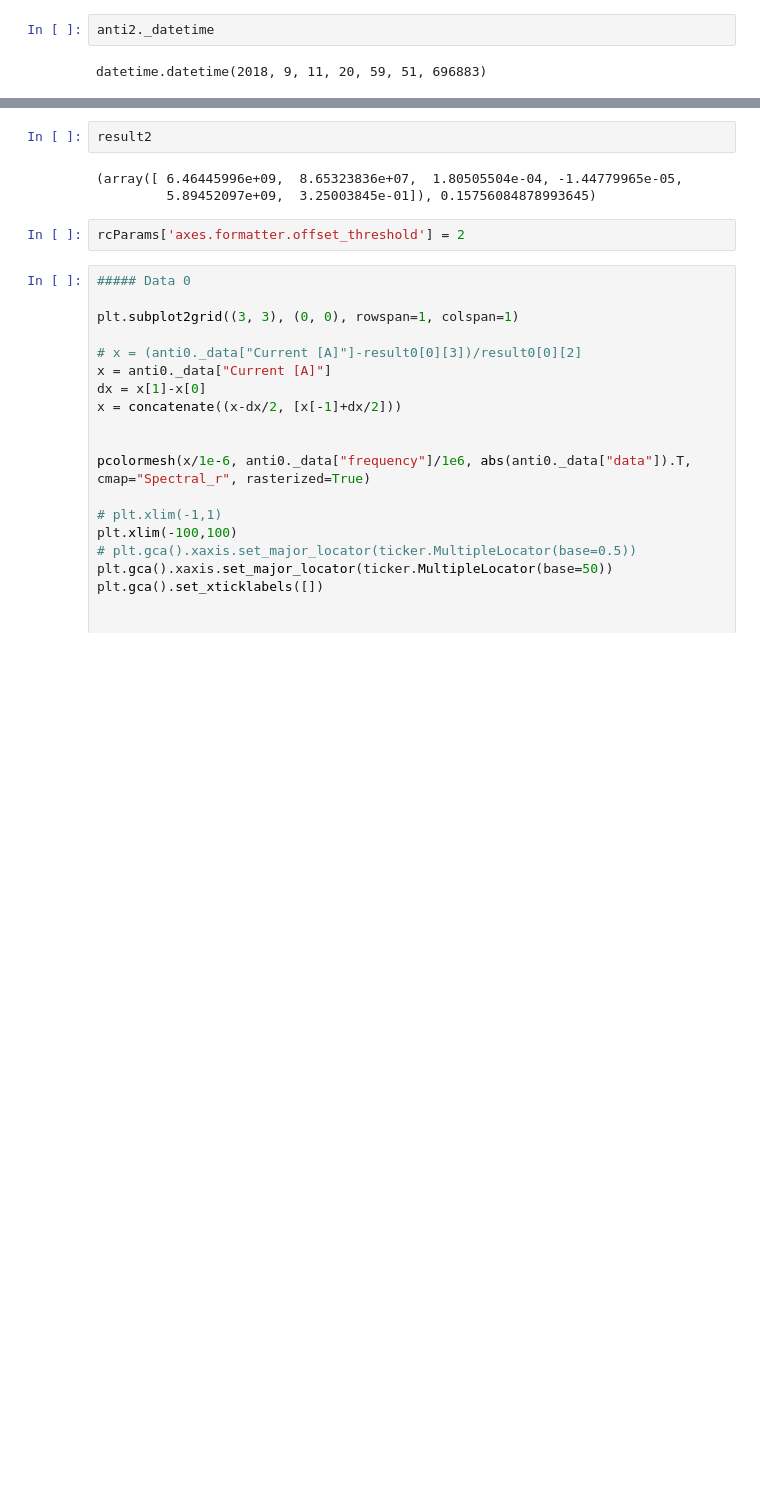
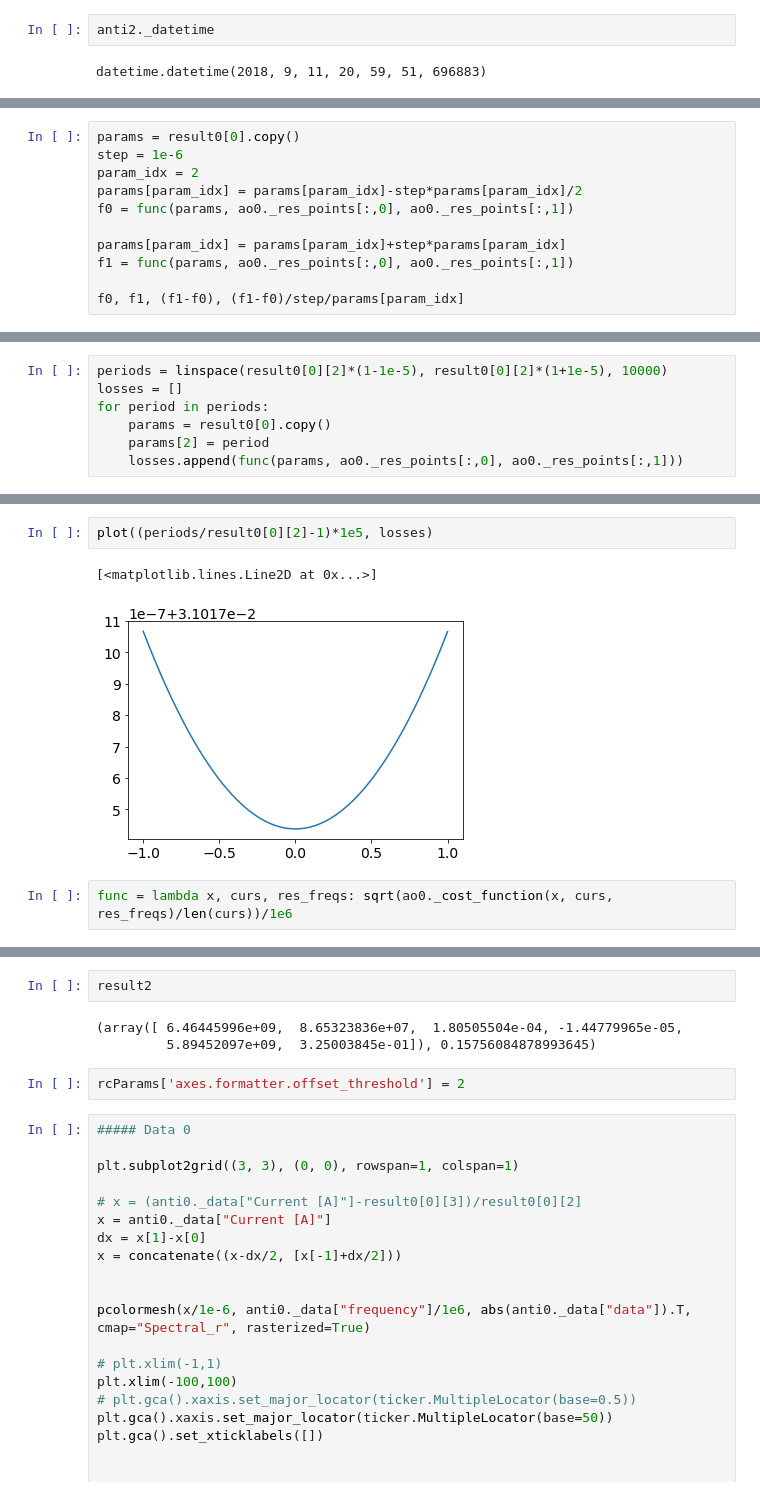
Before and after one commit to vdrhtc/Computer-vision-paper, a Jupyter notebook: Plots 2 .ipynb, the cells around one changed output, grey strips where cells are left out. Saved outputs shown, nothing was run; the diff lists cells and outputs as text; blank space fills up the shorter version.

```diff
--- a/Plots 2 .ipynb
+++ b/Plots 2 .ipynb
@@ -128,0 +159,11 @@ result1 = ao.launch()
+# %%
+params = result0[0].copy()
+step = 1e-6
+param_idx = 2
+params[param_idx] = params[param_idx]-step*params[param_idx]/2
+f0 = func(params, ao0._res_points[:,0], ao0._res_points[:,1])
+
+params[param_idx] = params[param_idx]+step*params[param_idx]
+f1 = func(params, ao0._res_points[:,0], ao0._res_points[:,1])
+
+f0, f1, (f1-f0), (f1-f0)/step/params[param_idx]
@@ -128,0 +175,7 @@ result1 = ao.launch()
+# %%
+periods = linspace(result0[0][2]*(1-1e-5), result0[0][2]*(1+1e-5), 10000)
+losses = []
+for period in periods:
+    params = result0[0].copy()
+    params[2] = period
+    losses.append(func(params, ao0._res_points[:,0], ao0._res_points[:,1]))
@@ -128,0 +184,7 @@ result1 = ao.launch()
+# %%
+plot((periods/result0[0][2]-1)*1e5, losses)
+# %% [output]
+[<matplotlib.lines.Line2D at 0x...>]
+[figure, added]
+# %%
+func = lambda x, curs, res_freqs: sqrt(ao0._cost_function(x, curs, res_freqs)/len(curs))/1e6
```
Also changed, not shown: parts of 16 cells of this notebook, 1 other file.
